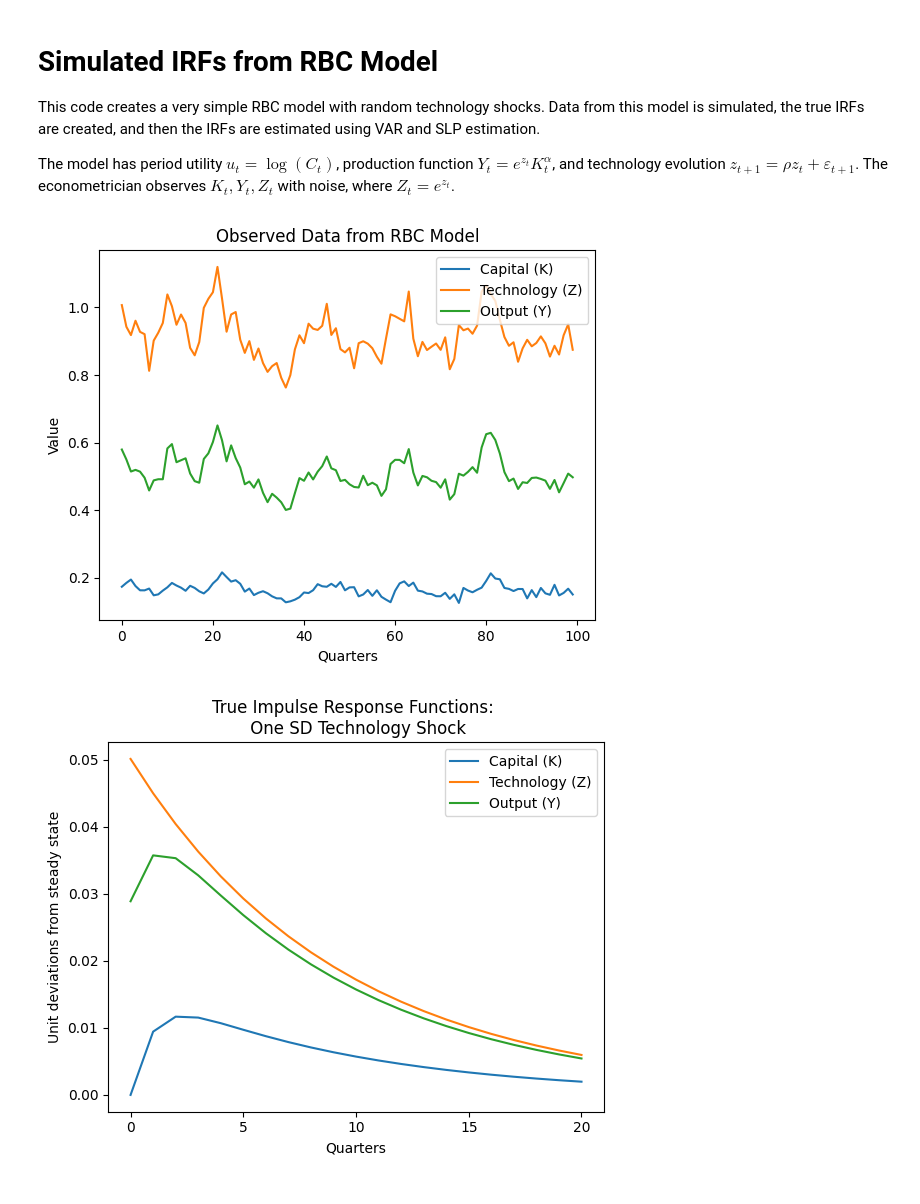
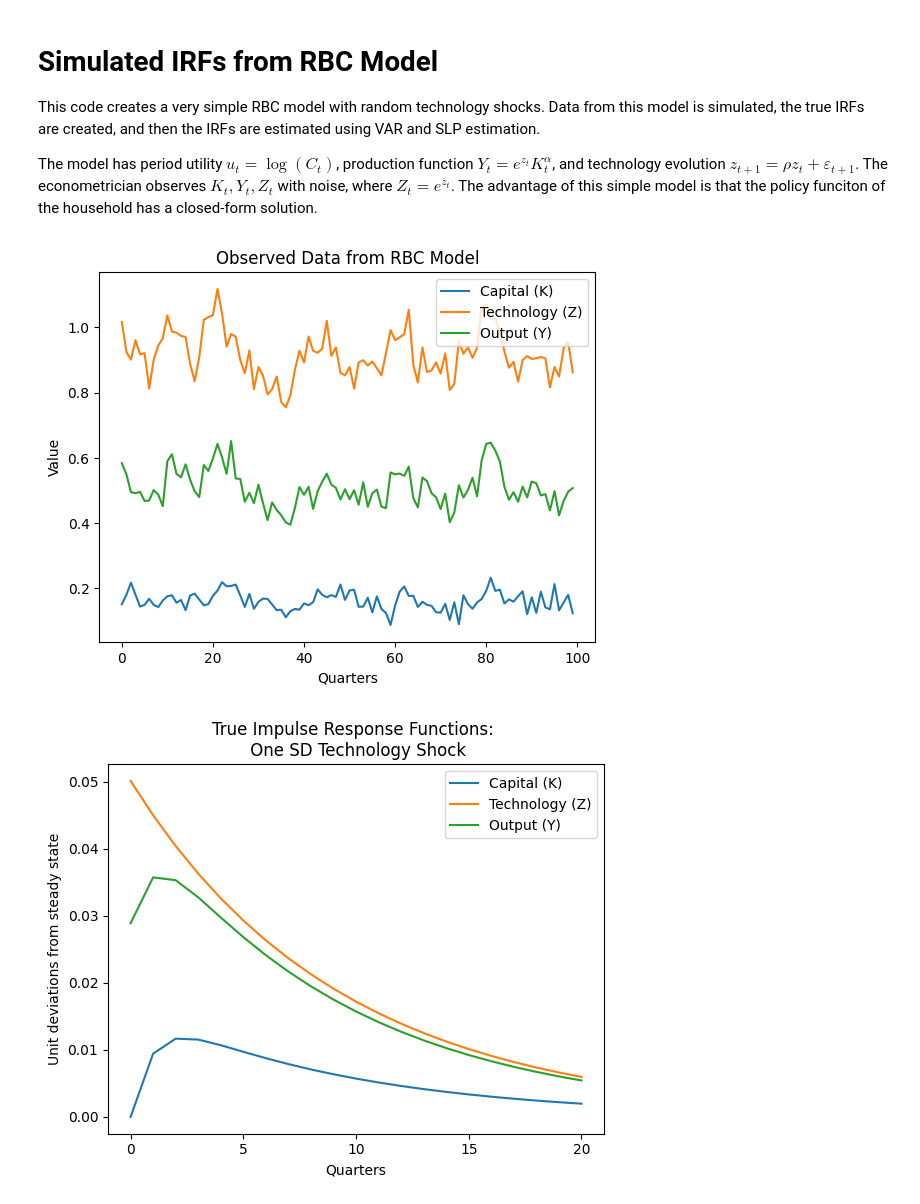
Before and after one commit to matt-dot-k/econ-622-project, a Jupyter notebook: simple_RBC.ipynb, the cells around one changed output. Cells and saved outputs as stored; diff of their text form; code cells hidden in the pictures.

```diff
--- a/simple_RBC.ipynb
+++ b/simple_RBC.ipynb
@@ -3,7 +3,7 @@
 
 This code creates a very simple RBC model with random technology shocks. Data from this model is simulated, the true IRFs are created, and then the IRFs are estimated using VAR and SLP estimation.
 
-The model has period utility $u_t=\log(C_t)$, production function $Y_t = e^{z_t}K^{\alpha}_t$, and technology evolution $z_{t+1} = \rho z_t+\varepsilon_{t+1}$. The econometrician observes $K_t, Y_t, Z_t$ with noise, where $Z_t=e^{z_t}$.
+The model has period utility $u_t=\log(C_t)$, production function $Y_t = e^{z_t}K^{\alpha}_t$, and technology evolution $z_{t+1} = \rho z_t+\varepsilon_{t+1}$. The econometrician observes $K_t, Y_t, Z_t$ with noise, where $Z_t=e^{z_t}$. The advantage of this simple model is that the policy funciton of the household has a closed-form solution.
 # %%
 # import packages
 import statsmodels as sm
@@ -18,37 +18,37 @@ def gen_macro_ts(beta, alpha, rho, sigma, T):
     ss_K = (1/(beta*alpha))**(1/(alpha-1))
     ss_C = ss_K**alpha - ss_K
 
     K = np.zeros(T)
     C = K.copy()
     z = K.copy()
     Y = K.copy()
 
     K[0] = ss_K
     C[0] = ss_C
     Y[0] = K[0]**alpha
 
     for t in range(1, T):
         z[t] = rho * z[t-1] + sigma * np.random.normal()
         K[t] = alpha * beta * np.exp(z[t-1]) * K[t-1]**alpha
         C[t] = (1-alpha*beta) * np.exp(z[t]) * K[t]**alpha
 
-    Z = np.exp(z) + np.random.normal(0, 0.01, size=T) # add small measurement error to observed Z
-    Y = Z*K**alpha + np.random.normal(0, 0.01, size=T) # add small measurement error to observed Y
-    K = K + np.random.normal(0, 0.01, size=T) # add small measurement error to observed K
+    Z = np.exp(z) + np.random.normal(0, 0.025, size=T) # add small measurement error to observed Z
+    Y = Z*K**alpha + np.random.normal(0, 0.025, size=T) # add small measurement error to observed Y
+    K = K + np.random.normal(0, 0.025, size=T) # add small measurement error to observed K
 
 
     return pd.DataFrame({"K": K, "Z": Z, "Y": Y})
 
 observed_data = gen_macro_ts(beta=0.99, alpha=0.33, rho = 0.9, sigma = 0.05, T=100)
 
 plt.plot(observed_data)
 plt.title("Observed Data from RBC Model")
 plt.xlabel("Quarters")
 plt.ylabel("Value")
 plt.legend(["Capital (K)", "Technology (Z)", "Output (Y)"])
 plt.show()
 # %% [output]
-[figure, old version]
+[figure, new version]
 # %%
 # simulated IRF for a one SD technology shock based on RBC model
 # this is the true IRF that the econometrician is trying to estimate from observed data
```
Also changed, not shown: parts of 1 cell of this notebook.
